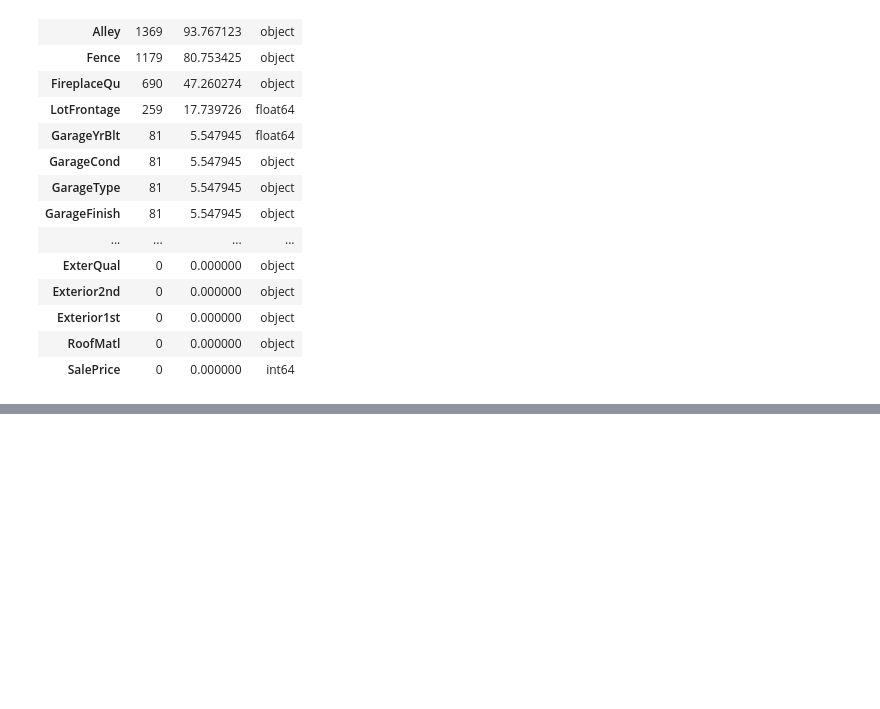
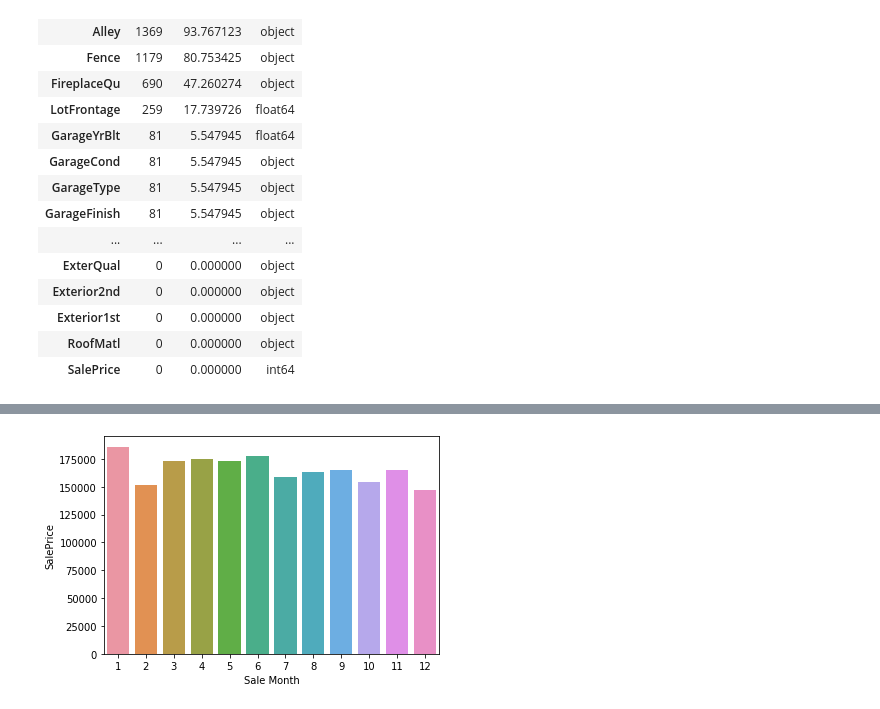
Before and after one commit to mjahidulalam/HousePricing, a Jupyter notebook: House Pricing.ipynb, the cells around one changed output, grey strips where cells are left out. Saved outputs shown, nothing was run; the diff lists cells and outputs as text; code cells hidden in the pictures; blank space fills up the shorter version.

```diff
--- a/House Pricing.ipynb
+++ b/House Pricing.ipynb
@@ -153,0 +260,8 @@ for feature in discrete_features:
+# %%
+sns.barplot(y = df_train.groupby('MoSold')['SalePrice'].median(), x = df_train['MoSold'].unique())
+plt.xlabel('Sale Month')
+plt.show()
+
+df_train['MoSold'] = df_train['MoSold'].astype(object)
+# %% [output]
+[figure, added]
```
Also changed, not shown: parts of 90 cells of this notebook.
